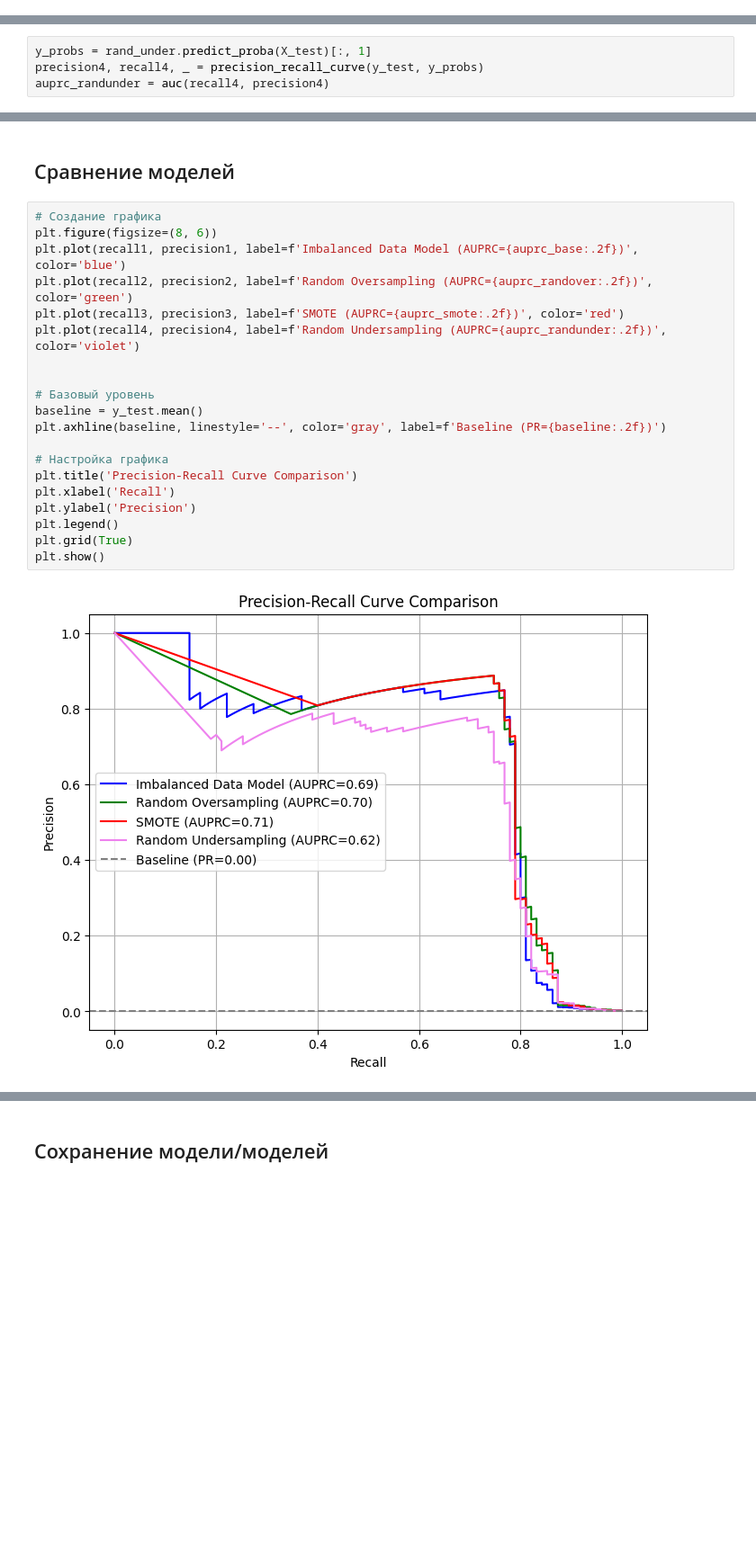
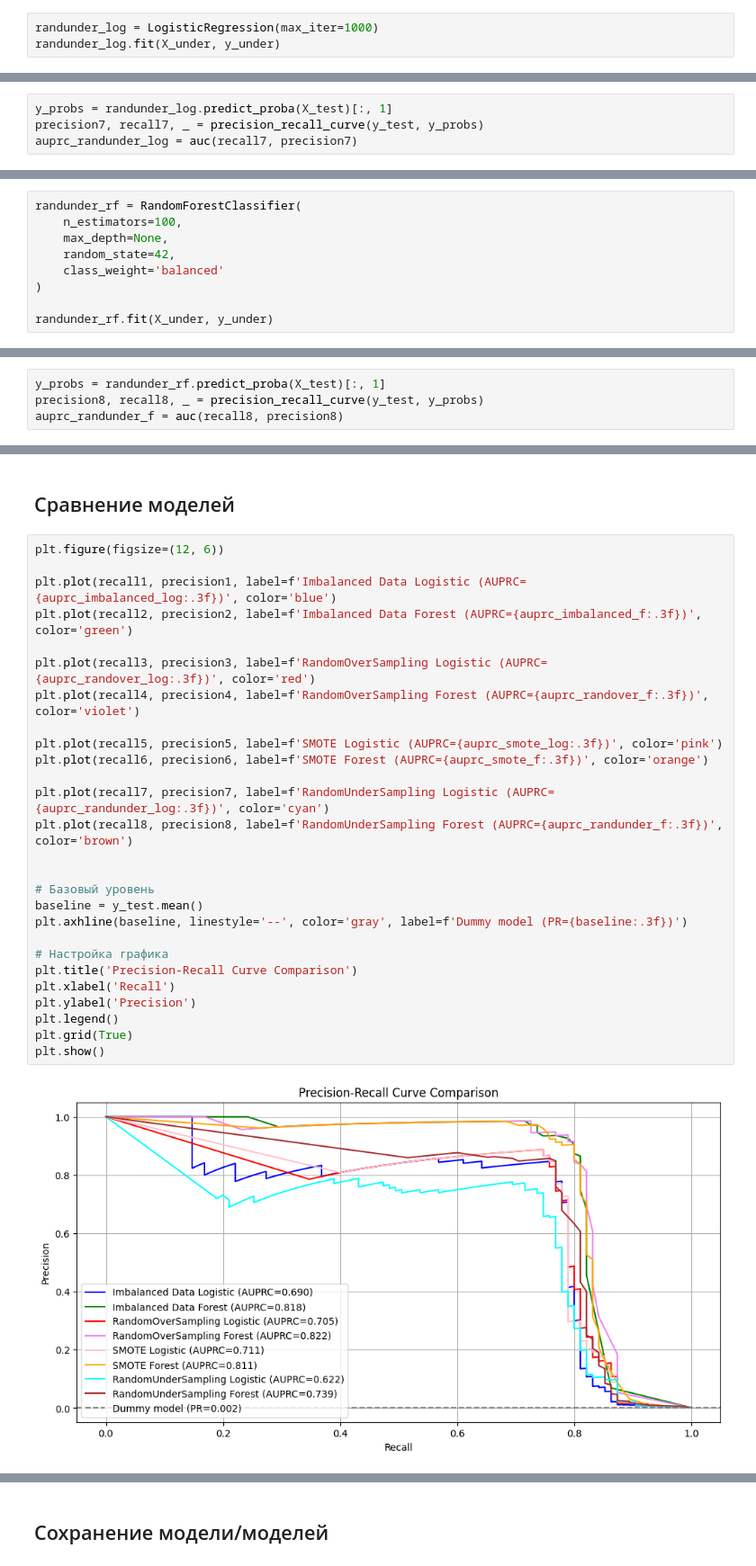
Before and after one commit to skytecat/FraudDetection, a Jupyter notebook: FraudDetection.ipynb, the cells around one changed output, grey strips where cells are left out. Shown at 90% size. Cells and saved outputs as stored; diff of their text form; blank space fills up the shorter version.

```diff
--- a/FraudDetection.ipynb
+++ b/FraudDetection.ipynb
@@ -753,3 +755,6 @@ plt.show()
 #### Logistic Regression
 # %% [markdown]
 ##### Обучение модели
+# %%
+randunder_log = LogisticRegression(max_iter=1000)
+randunder_log.fit(X_under, y_under)
@@ -756,2 +763,6 @@ plt.show()
 # %% [markdown]
 ##### Оценка модели
+# %%
+y_probs = randunder_log.predict_proba(X_test)[:, 1]
+precision7, recall7, _ = precision_recall_curve(y_test, y_probs)
+auprc_randunder_log = auc(recall7, precision7)
@@ -759,3 +794,12 @@ plt.show()
 #### Random Forest
 # %% [markdown]
 ##### Обучение модели
+# %%
+randunder_rf = RandomForestClassifier(
+    n_estimators=100,
+    max_depth=None,
+    random_state=42,
+    class_weight='balanced'
+)
+
+randunder_rf.fit(X_under, y_under)
@@ -771,5 +810,5 @@ LogisticRegression(max_iter=1000)
 # %%
-y_probs = rand_under.predict_proba(X_test)[:, 1]
-precision4, recall4, _ = precision_recall_curve(y_test, y_probs)
-auprc_randunder = auc(recall4, precision4)
+y_probs = randunder_rf.predict_proba(X_test)[:, 1]
+precision8, recall8, _ = precision_recall_curve(y_test, y_probs)
+auprc_randunder_f = auc(recall8, precision8)
 # %%
@@ -826,25 +838,32 @@ randunder_score
 # %% [markdown]
 ## Сравнение моделей
 # %%
-# Создание графика
-plt.figure(figsize=(8, 6))
-plt.plot(recall1, precision1, label=f'Imbalanced Data Model (AUPRC={auprc_base:.2f})', color='blue')
-plt.plot(recall2, precision2, label=f'Random Oversampling (AUPRC={auprc_randover:.2f})', color='green')
-plt.plot(recall3, precision3, label=f'SMOTE (AUPRC={auprc_smote:.2f})', color='red')
-plt.plot(recall4, precision4, label=f'Random Undersampling (AUPRC={auprc_randunder:.2f})', color='violet')
+plt.figure(figsize=(12, 6))
+
+plt.plot(recall1, precision1, label=f'Imbalanced Data Logistic (AUPRC={auprc_imbalanced_log:.3f})', color='blue')
+plt.plot(recall2, precision2, label=f'Imbalanced Data Forest (AUPRC={auprc_imbalanced_f:.3f})', color='green')
+
+plt.plot(recall3, precision3, label=f'RandomOverSampling Logistic (AUPRC={auprc_randover_log:.3f})', color='red')
+plt.plot(recall4, precision4, label=f'RandomOverSampling Forest (AUPRC={auprc_randover_f:.3f})', color='violet')
+
+plt.plot(recall5, precision5, label=f'SMOTE Logistic (AUPRC={auprc_smote_log:.3f})', color='pink')
+plt.plot(recall6, precision6, label=f'SMOTE Forest (AUPRC={auprc_smote_f:.3f})', color='orange')
+
+plt.plot(recall7, precision7, label=f'RandomUnderSampling Logistic (AUPRC={auprc_randunder_log:.3f})', color='cyan')
+plt.plot(recall8, precision8, label=f'RandomUnderSampling Forest (AUPRC={auprc_randunder_f:.3f})', color='brown')
 
 
 # Базовый уровень
 baseline = y_test.mean()
-plt.axhline(baseline, linestyle='--', color='gray', label=f'Baseline (PR={baseline:.2f})')
+plt.axhline(baseline, linestyle='--', color='gray', label=f'Dummy model (PR={baseline:.3f})')
 
 # Настройка графика
 plt.title('Precision-Recall Curve Comparison')
 plt.xlabel('Recall')
 plt.ylabel('Precision')
 plt.legend()
 plt.grid(True)
 plt.show()
 # %% [output]
-[figure, old version]
+[figure, new version]
 # %%
```
Also changed, not shown: parts of 85 cells of this notebook.
